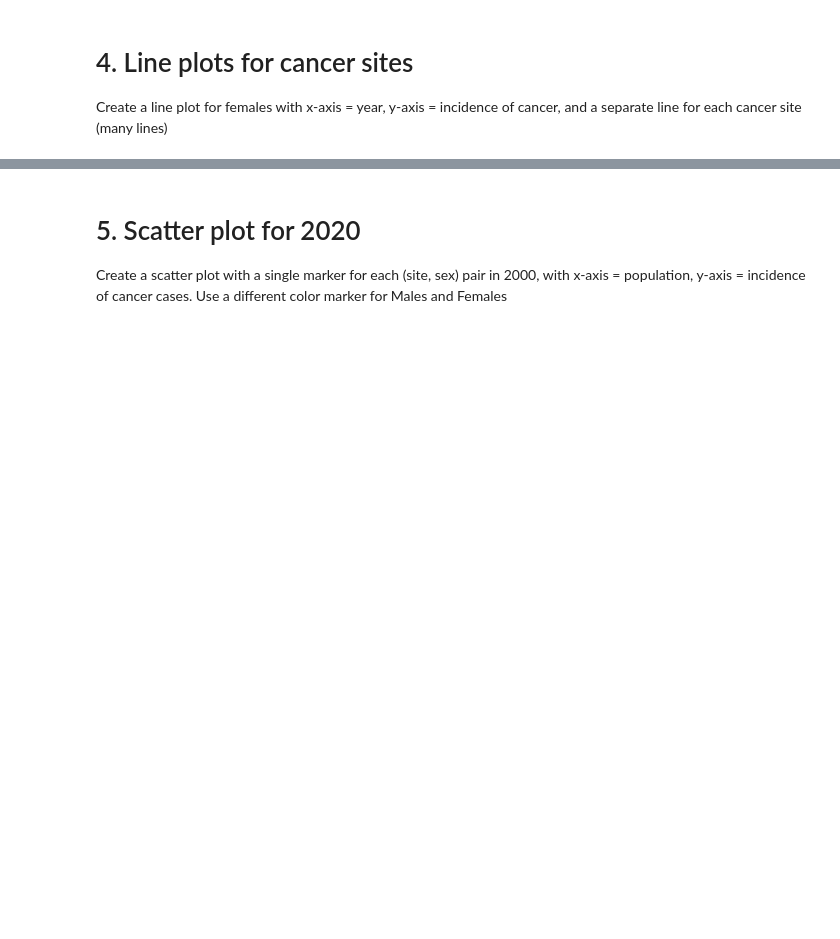
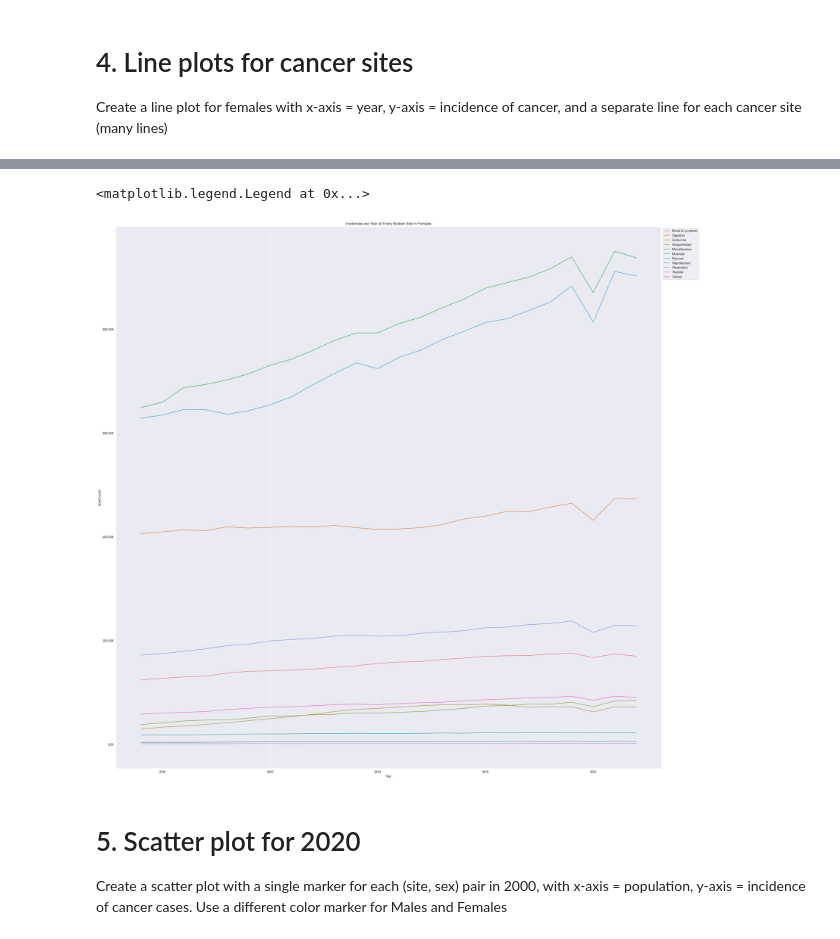
Before and after one commit to ipacheco9311/CS-577-07-Data-Science-Fall-2025, a Jupyter notebook: Assignments/Assignment1/src/assignment1-1.ipynb, the cells around one changed output, grey strips where cells are left out. Cells and saved outputs as stored; diff of their text form; code cells hidden in the pictures; blank space fills up the shorter version.

```diff
--- a/Assignments/Assignment1/src/assignment1-1.ipynb
+++ b/Assignments/Assignment1/src/assignment1-1.ipynb
@@ -85,0 +384,12 @@ Create a line plot for All Invasive Cancer Sites with x-axis = year, y-axis = in
+# %%
+INTEGUMENTARY = "Integumentary"
+SKELETAL = "Skeletal"
+MUSCULAR = "Muscular"
+NERVOUS = "Nervous"
+ENDOCRINE = "Endocrine"
+BLOOD_LYMPHATIC = "Blood & Lymphatic"
+RESPIRATORY = "Respiratory"
+DIGESTIVE = "Digestive"
+URINARY = "Urinary"
+REPRODUCTIVE = "Reproductive"
+MISC = "Miscellaneous"
@@ -86,3 +504,21 @@ Create a line plot for All Invasive Cancer Sites with x-axis = year, y-axis = in
+# %%
+CANCER_SYSTEM_SITES = "Cancer System Sites"
+cancer_df[CANCER_SYSTEM_SITES] = cancer_df[CANCER_SITES].map(system_site_map)
+# %%
+yearly_system_site_for_females_df = cancer_df[
+    (cancer_df[SEX] == FEMALE)
+].groupby(
+    [YEAR, CANCER_SYSTEM_SITES, SEX]
+)[COUNT].sum().reset_index(name=SUM_COUNT)
+
+plt.figure(figsize=(32, 32))
+plot = sns.lineplot(yearly_system_site_for_females_df, x=YEAR, y=SUM_COUNT, hue=CANCER_SYSTEM_SITES)
+plot.yaxis.set_major_formatter(FORMATTER)
+plot.set_title("Incidences per Year at Every System Site in Females")
+plot.axes.legend(bbox_to_anchor=(1, 1, 0, 0))
+# %% [output]
+<matplotlib.legend.Legend at 0x...>
+[figure, added]
 # %% [markdown]
 # 5. Scatter plot for 2020
 
```
Also changed, not shown: parts of 37 cells of this notebook, 1 other file.
